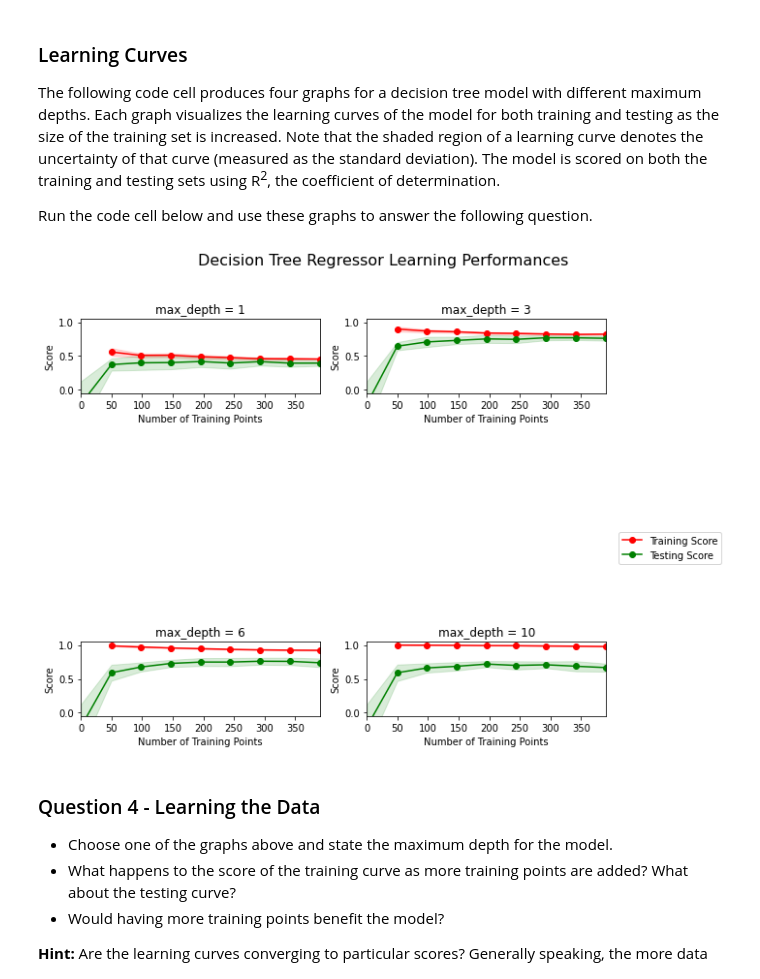
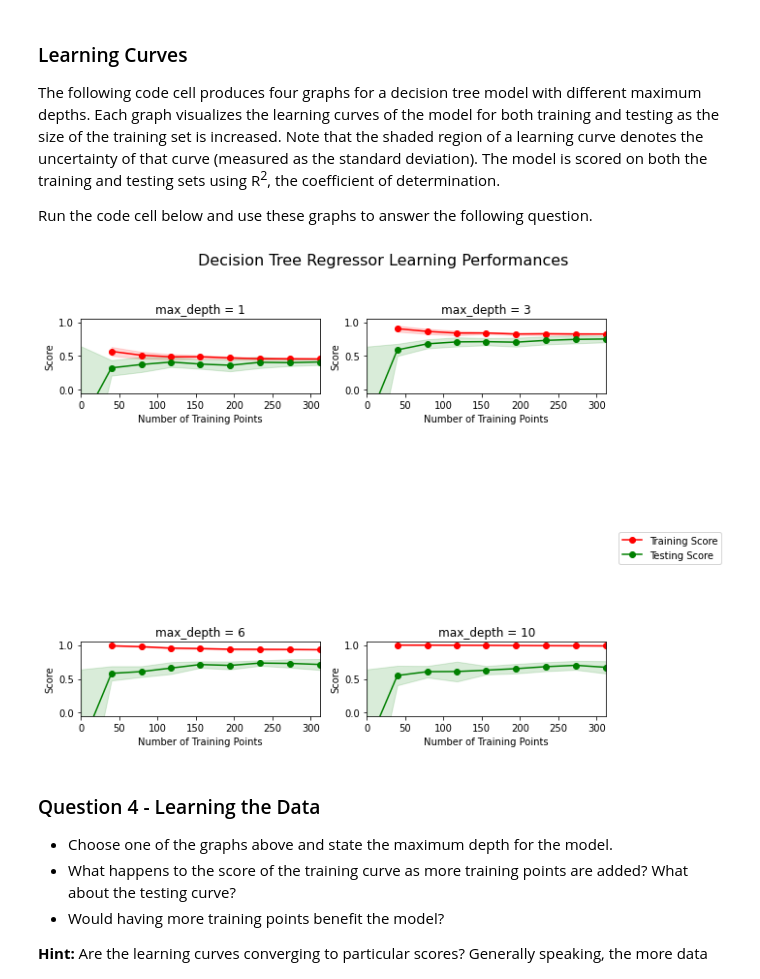
Before and after one commit to dea-c/Boston_housing_project, a Jupyter notebook: boston_housing.ipynb, the cells around one changed output. Drawn from its saved outputs; the diff is of its cells as text; code cells hidden in the pictures.

```diff
--- a/boston_housing.ipynb
+++ b/boston_housing.ipynb
@@ -173,15 +172,13 @@ For the code cell below, you will need to implement the following:
   - Set the `random_state` for `train_test_split` to a value of your choice. This ensures results are consistent.
 - Assign the train and testing splits to `X_train`, `X_test`, `y_train`, and `y_test`.
 # %%
-#DA LI JE OVO UVIJEK TAKO? X,y?
 
 # TODO: Import 'train_test_split'
 from sklearn.model_selection import train_test_split
 
 # TODO: Shuffle and split the data into training and testing subsets
-X = features
-y = prices
-X_train, X_test, y_train, y_test = train_test_split(X,y, test_size=0.2, random_state=42, shuffle=True)
+
+X_train, X_test, y_train, y_test = train_test_split(features, prices, test_size=0.2, random_state=42, shuffle=True)
 
 # Success
 print("Training and testing split was successful.")
@@ -209,9 +206,9 @@ The following code cell produces four graphs for a decision tree model with diff
 Run the code cell below and use these graphs to answer the following question.
 # %%
 # Produce learning curves for varying training set sizes and maximum depths
-vs.ModelLearning(features, prices)
+vs.ModelLearning(X_train, y_train)
 # %% [output]
-[figure, old version]
+[figure, new version]
 # %% [markdown]
 ### Question 4 - Learning the Data
 * Choose one of the graphs above and state the maximum depth for the model.
```
Also changed, not shown: parts of 19 cells of this notebook.
